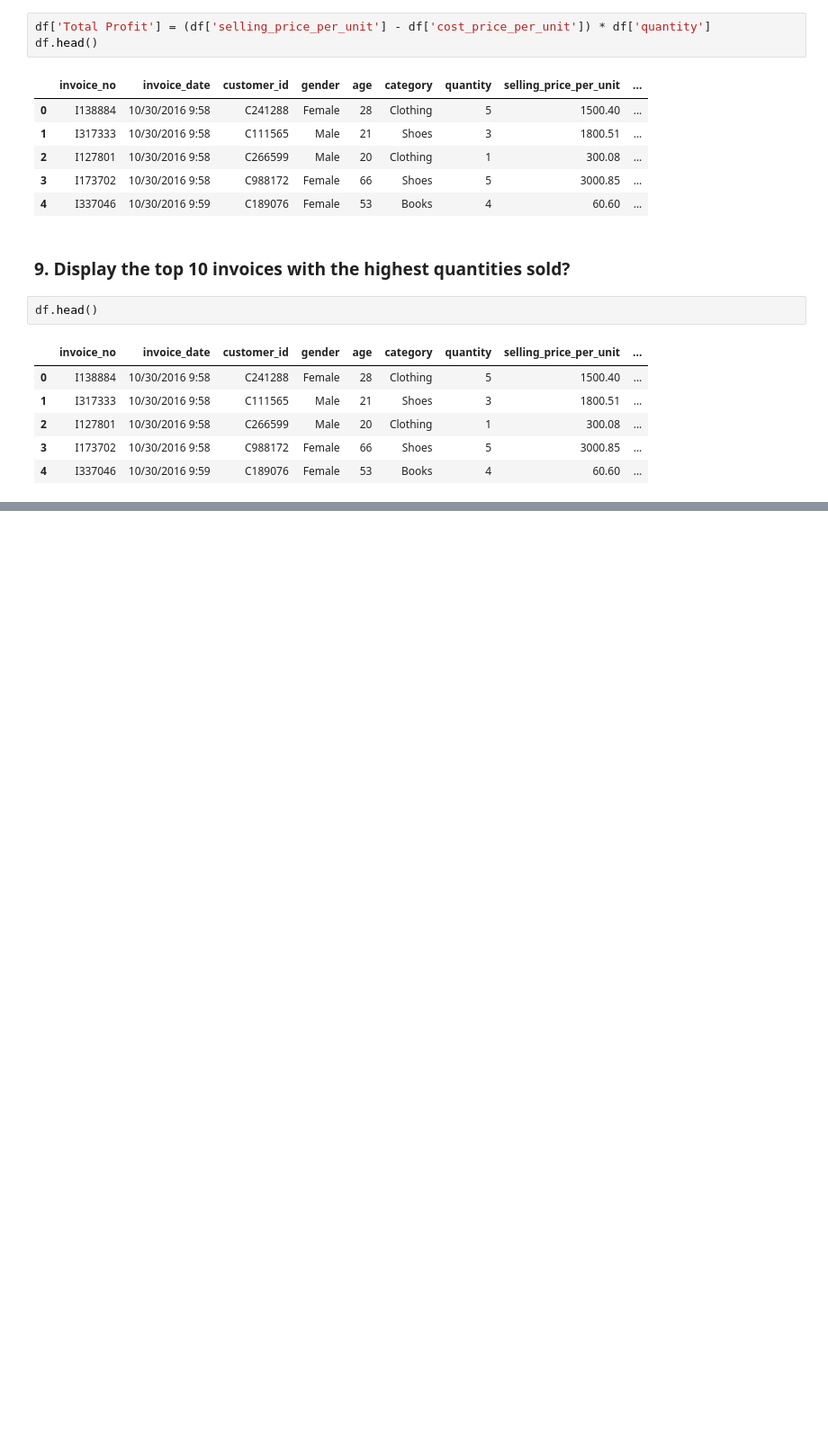
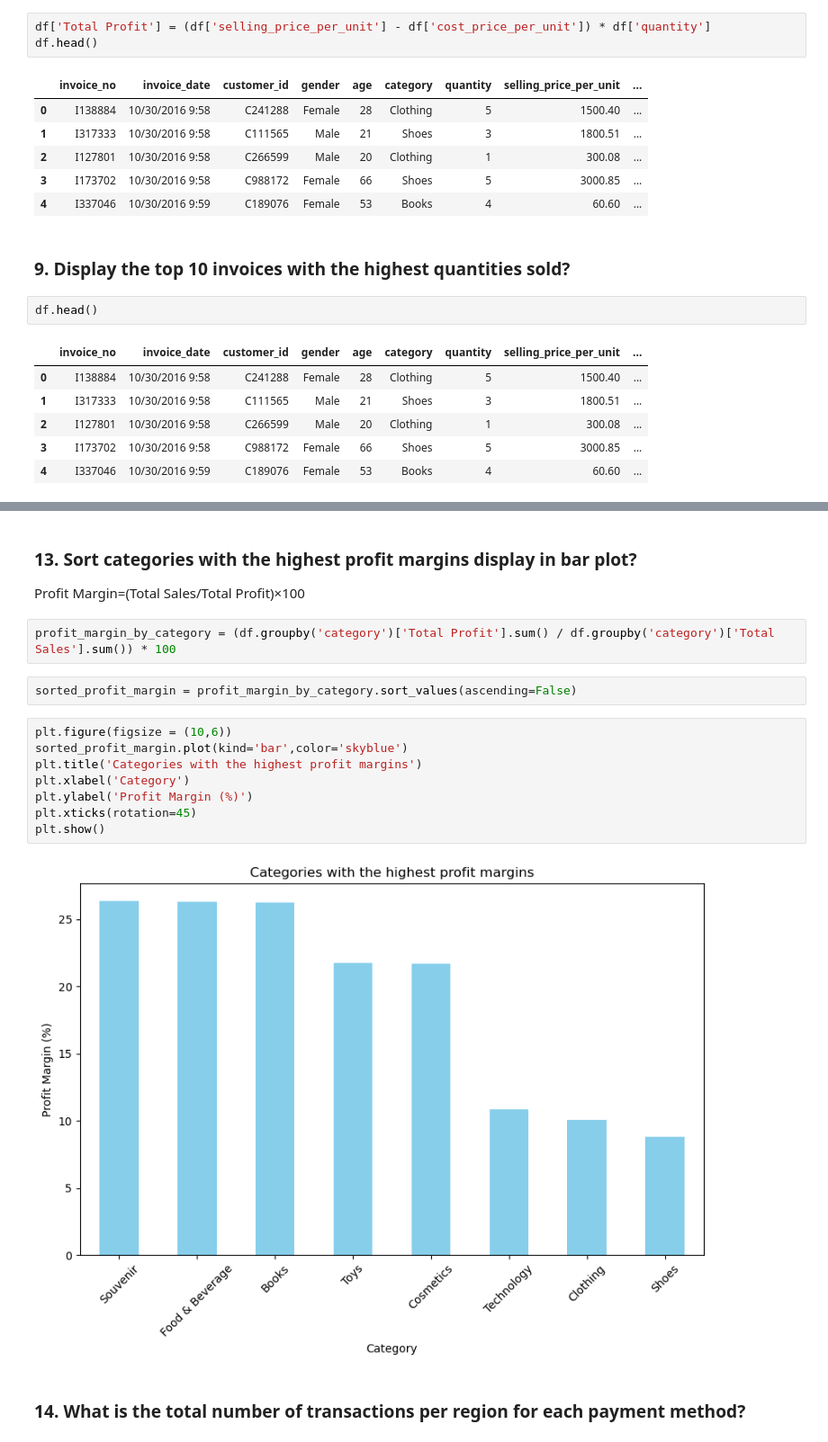
Before and after one commit to shery16/Assignment-1, a Jupyter notebook: Assignment 8.ipynb, the cells around one changed output, grey strips where cells are left out. Shown at 90% size. Saved outputs shown, nothing was run; the diff lists cells and outputs as text; blank space fills up the shorter version.

```diff
--- a/Assignment 8.ipynb
+++ b/Assignment 8.ipynb
@@ -326,0 +429,20 @@ df.head()
+# %% [markdown]
+### 13. Sort categories with the highest profit margins display in bar plot?
+
+Profit Margin=(Total Sales/Total Profit)×100
+# %%
+profit_margin_by_category = (df.groupby('category')['Total Profit'].sum() / df.groupby('category')['Total Sales'].sum()) * 100
+# %%
+sorted_profit_margin = profit_margin_by_category.sort_values(ascending=False)
+# %%
+plt.figure(figsize = (10,6))
+sorted_profit_margin.plot(kind='bar',color='skyblue')
+plt.title('Categories with the highest profit margins')
+plt.xlabel('Category')
+plt.ylabel('Profit Margin (%)')
+plt.xticks(rotation=45)
+plt.show()
+# %% [output]
+[figure, added]
+# %% [markdown]
+### 14.  What is the total number of transactions per region for each payment method?
```
Also changed, not shown: parts of 18 cells of this notebook.
